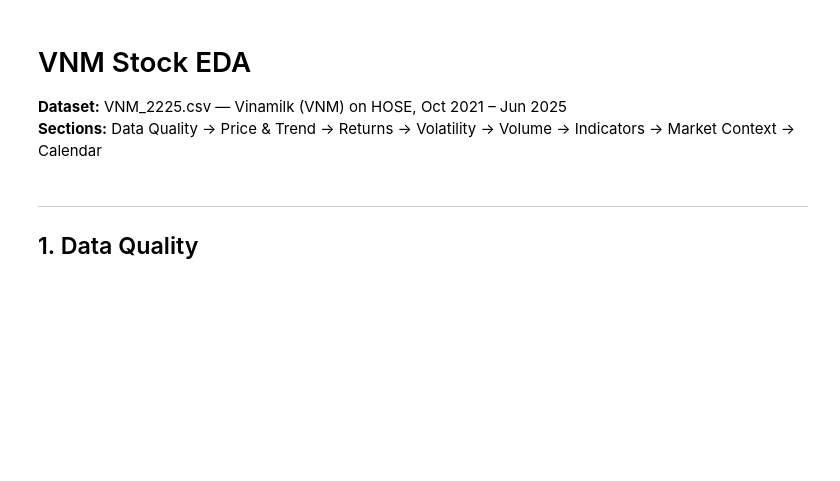
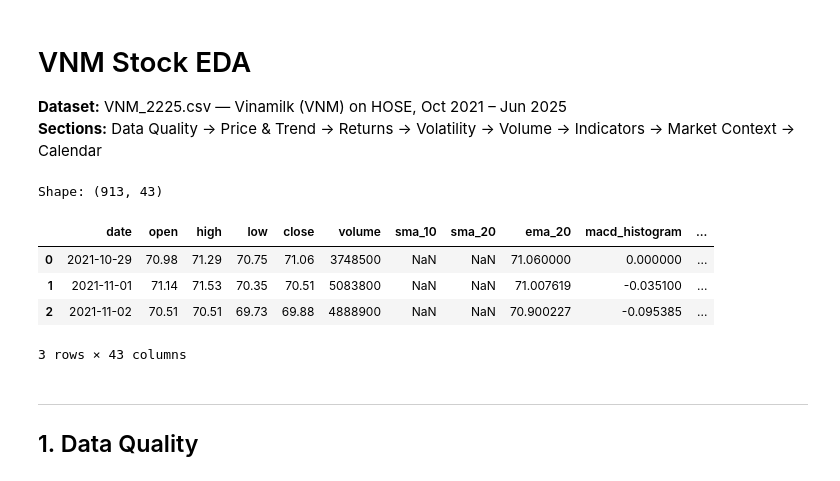
Before and after one commit to MinhLaFuch/data-analysis-and-visualization-vnm-22-25, a Jupyter notebook: vnm_eda.ipynb, the cells around one changed output. Cells and saved outputs as stored; diff of their text form; code cells hidden in the pictures; blank space fills up the shorter version.

```diff
--- a/vnm_eda.ipynb
+++ b/vnm_eda.ipynb
@@ -5,34 +5,41 @@
 # %%
 import pandas as pd
 import numpy as np
 import matplotlib.pyplot as plt
 import matplotlib.dates as mdates
 import seaborn as sns
 from statsmodels.graphics.tsaplots import plot_acf, plot_pacf
 from statsmodels.tsa.stattools import adfuller
 import warnings
 warnings.filterwarnings('ignore')
 
 # ── Style ──────────────────────────────────────────────────────────────────
 plt.rcParams.update({
     'figure.dpi': 120,
     'axes.spines.top': False,
     'axes.spines.right': False,
     'axes.grid': True,
     'grid.alpha': 0.3,
     'font.size': 10
 })
 BLUE   = '#1f77b4'
 ORANGE = '#ff7f0e'
 GREEN  = '#2ca02c'
 RED    = '#d62728'
 GRAY   = '#7f7f7f'
 
 # ── Load ───────────────────────────────────────────────────────────────────
-df = pd.read_csv('/kaggle/input/your-dataset/VNM_2225.csv', parse_dates=['date'])
+df = pd.read_csv('VNM_2225.csv', parse_dates=['date'])
 df = df.sort_values('date').reset_index(drop=True)
 print(f'Shape: {df.shape}')
 df.head(3)
+# %% [output]
+Shape: (913, 43)
+|  | date | open | high | low | close | volume | sma_10 | sma_20 | ema_20 | macd_histogram | ... |
+| 0 | 2021-10-29 | 70.98 | 71.29 | 70.75 | 71.06 | 3748500 | NaN | NaN | 71.060000 | 0.000000 | ... |
+| 1 | 2021-11-01 | 71.14 | 71.53 | 70.35 | 70.51 | 5083800 | NaN | NaN | 71.007619 | -0.035100 | ... |
+| 2 | 2021-11-02 | 70.51 | 70.51 | 69.73 | 69.88 | 4888900 | NaN | NaN | 70.900227 | -0.095385 | ... |
+3 rows × 43 columns
 # %% [markdown]
 ---
 ## 1. Data Quality
```
Also changed, not shown: parts of 26 cells of this notebook.
